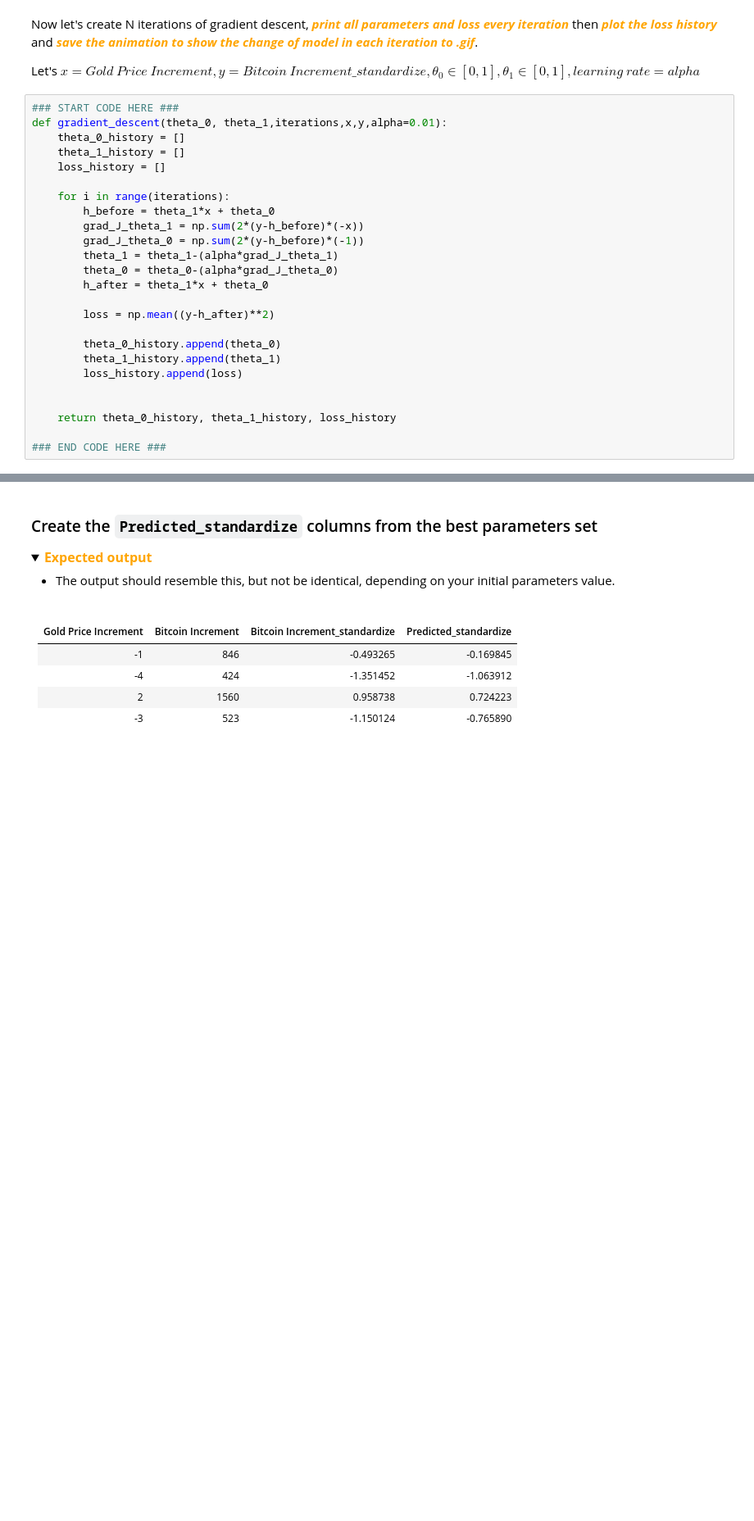
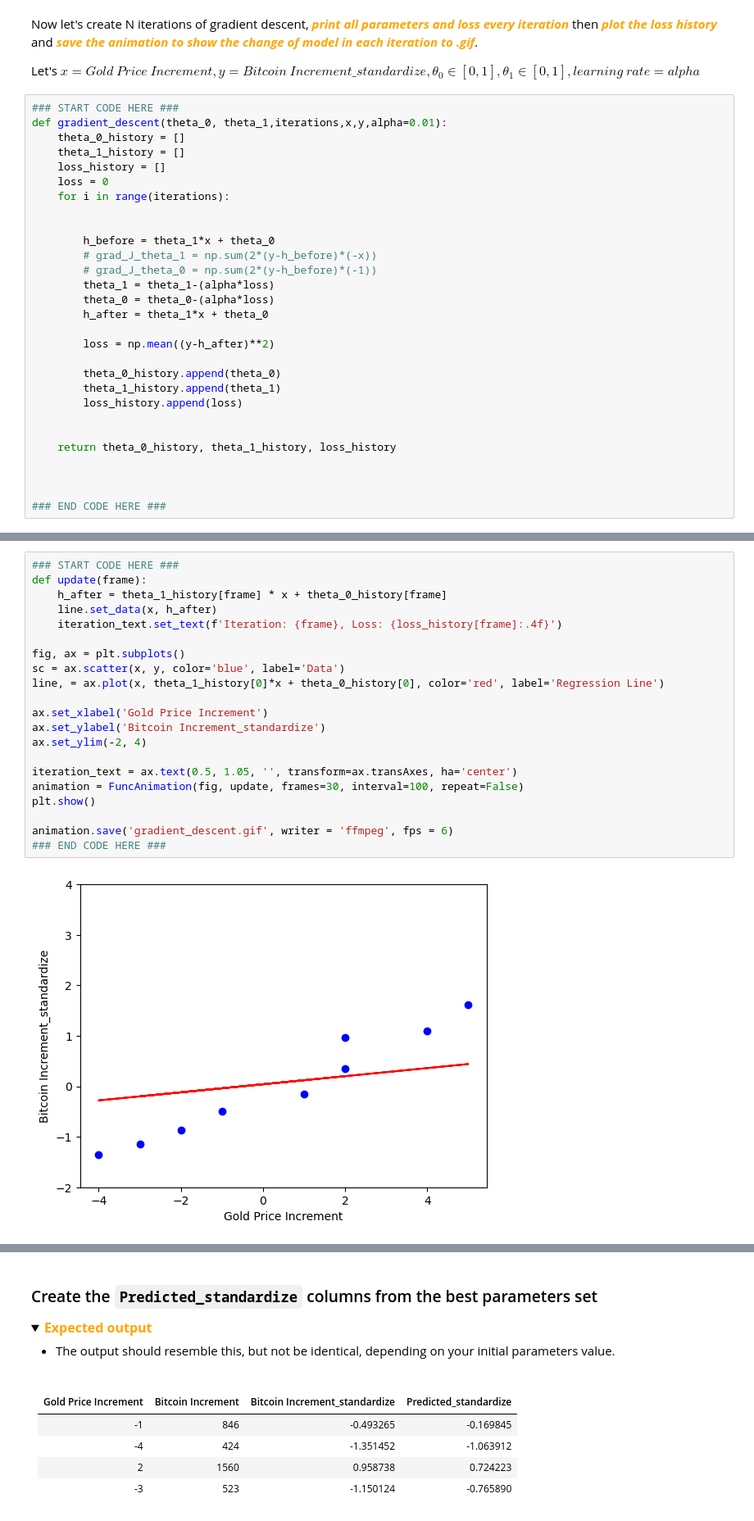
Before and after one commit to Pimchanokz/ML, a Jupyter notebook: Lab2/Lab2-2_GradientDescent.ipynb, the cells around one changed output, grey strips where cells are left out. Shown: that part at 82% size. Saved outputs shown, nothing was run; the diff lists cells and outputs as text; folded sections open; blank space fills up the shorter version.

```diff
--- a/Lab2/Lab2-2_GradientDescent.ipynb
+++ b/Lab2/Lab2-2_GradientDescent.ipynb
@@ -107,13 +107,15 @@ def gradient_descent(theta_0, theta_1,iterations,x,y,alpha=0.01):
     theta_0_history = []
     theta_1_history = []
     loss_history = []
+    loss = 0
+    for i in range(iterations):
 
-    for i in range(iterations):
+
         h_before = theta_1*x + theta_0
-        grad_J_theta_1 = np.sum(2*(y-h_before)*(-x))
-        grad_J_theta_0 = np.sum(2*(y-h_before)*(-1))
-        theta_1 = theta_1-(alpha*grad_J_theta_1)
-        theta_0 = theta_0-(alpha*grad_J_theta_0)
+        # grad_J_theta_1 = np.sum(2*(y-h_before)*(-x))
+        # grad_J_theta_0 = np.sum(2*(y-h_before)*(-1))
+        theta_1 = theta_1-(alpha*loss)
+        theta_0 = theta_0-(alpha*loss)
         h_after = theta_1*x + theta_0
 
         loss = np.mean((y-h_after)**2)
@@ -125,6 +127,8 @@ def gradient_descent(theta_0, theta_1,iterations,x,y,alpha=0.01):
 
     return theta_0_history, theta_1_history, loss_history
 
+
+
 ### END CODE HERE ###
 # %%
 ### START CODE HERE ###
@@ -196,0 +165,23 @@ MovieWriter ffmpeg unavailable; using Pillow instead.
+# %%
+### START CODE HERE ###
+def update(frame):
+    h_after = theta_1_history[frame] * x + theta_0_history[frame]
+    line.set_data(x, h_after)
+    iteration_text.set_text(f'Iteration: {frame}, Loss: {loss_history[frame]:.4f}')
+
+fig, ax = plt.subplots()
+sc = ax.scatter(x, y, color='blue', label='Data')
+line, = ax.plot(x, theta_1_history[0]*x + theta_0_history[0], color='red', label='Regression Line')
+
+ax.set_xlabel('Gold Price Increment')
+ax.set_ylabel('Bitcoin Increment_standardize')
+ax.set_ylim(-2, 4)
+
+iteration_text = ax.text(0.5, 1.05, '', transform=ax.transAxes, ha='center')
+animation = FuncAnimation(fig, update, frames=30, interval=100, repeat=False)
+plt.show()
+
+animation.save('gradient_descent.gif', writer = 'ffmpeg', fps = 6)
+### END CODE HERE ###
+# %% [output]
+[figure, added]
```
Also changed, not shown: parts of 3 cells of this notebook, 1 other file.
